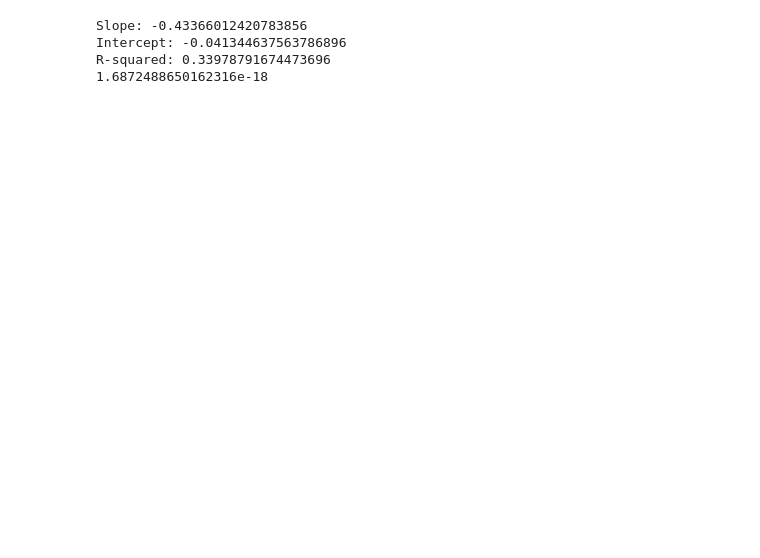
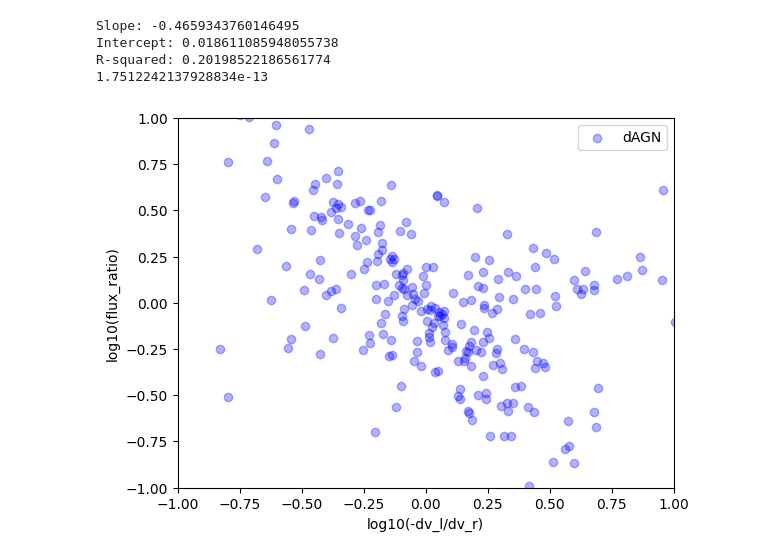
Before and after one commit to hyp0515/searching_inflow, a Jupyter notebook: dAGN.ipynb, the cells around one changed output. Saved outputs shown, nothing was run; the diff lists cells and outputs as text; code cells hidden in the pictures; blank space fills up the shorter version.

```diff
--- a/dAGN.ipynb
+++ b/dAGN.ipynb
@@ -106,7 +74,7 @@ y = 0.005-(0.96*np.log10(x))
 # %%
 from scipy import stats
 
-data_x = np.log10(-dAGN_dp['dv_l']/dAGN_dp['dv_r'])
+data_x = np.log10(-dAGN_dp['DV_L']/dAGN_dp['DV_R'])
 data_y = np.log10(dAGN_dp['flux_ratio'])
 
 # remove NaN and inf values
@@ -125,10 +93,20 @@ fit_x_range = np.linspace(0.1, 10, 100)
 fit_y_values = slope * np.log10(fit_x_range) + intercept
 print(p_value)
 # %% [output]
-Slope: -0.43366012420783856
-Intercept: -0.041344637563786896
-R-squared: 0.33978791674473696
-1.6872488650162316e-18
+Slope: -0.4659343760146495
+Intercept: 0.018611085948055738
+R-squared: 0.20198522186561774
+1.7512242137928834e-13
+# %%
+plt.scatter(data_x, data_y, alpha=0.3, color='blue', label='dAGN')
+plt.xlabel('log10(-dv_l/dv_r)')
+plt.ylabel('log10(flux_ratio)')
+plt.xlim(np.log10(0.1), np.log10(10))
+plt.ylim(np.log10(0.1), np.log10(10))
+plt.legend()
+plt.show()
+# %% [output]
+[figure, added]
 # %%
 plt.scatter(data_x, data_y, alpha=0.3, color='blue', label='dAGN')
 plt.plot(np.log10(fit_x_range), fit_y_values, color='r', linestyle='--', label='Linear Fit')
```
Also changed, not shown: parts of 9 cells of this notebook, 11 other files.
